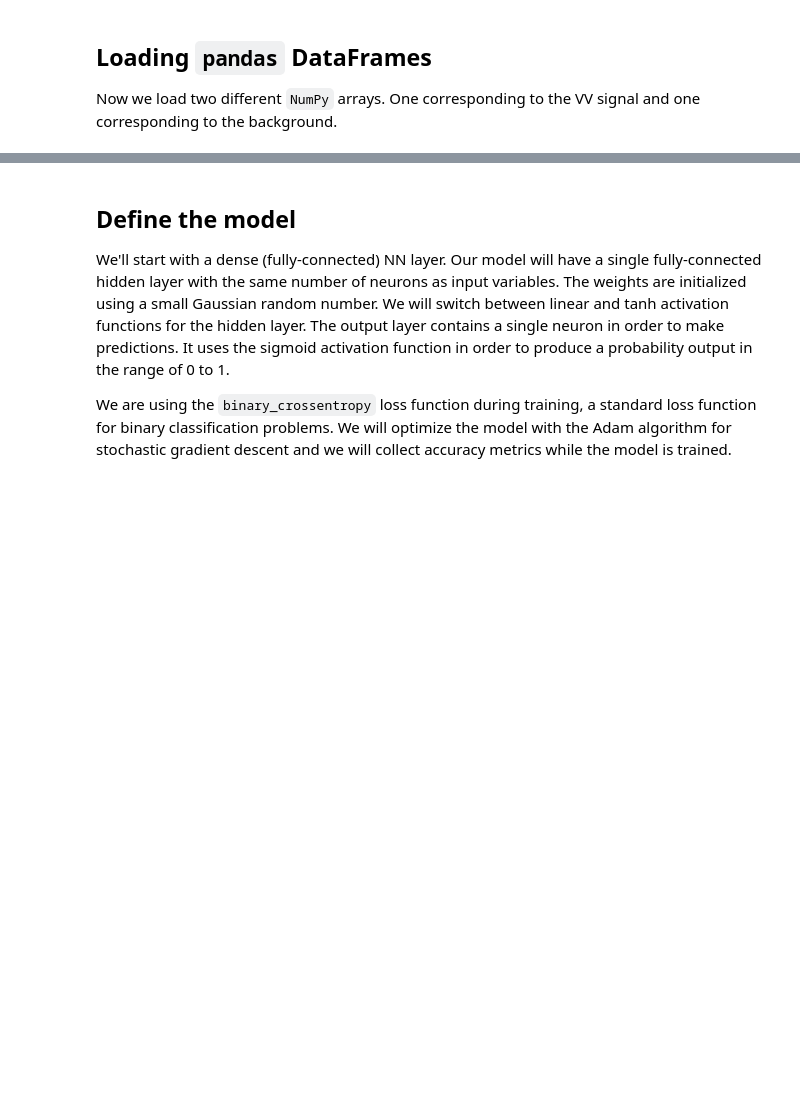
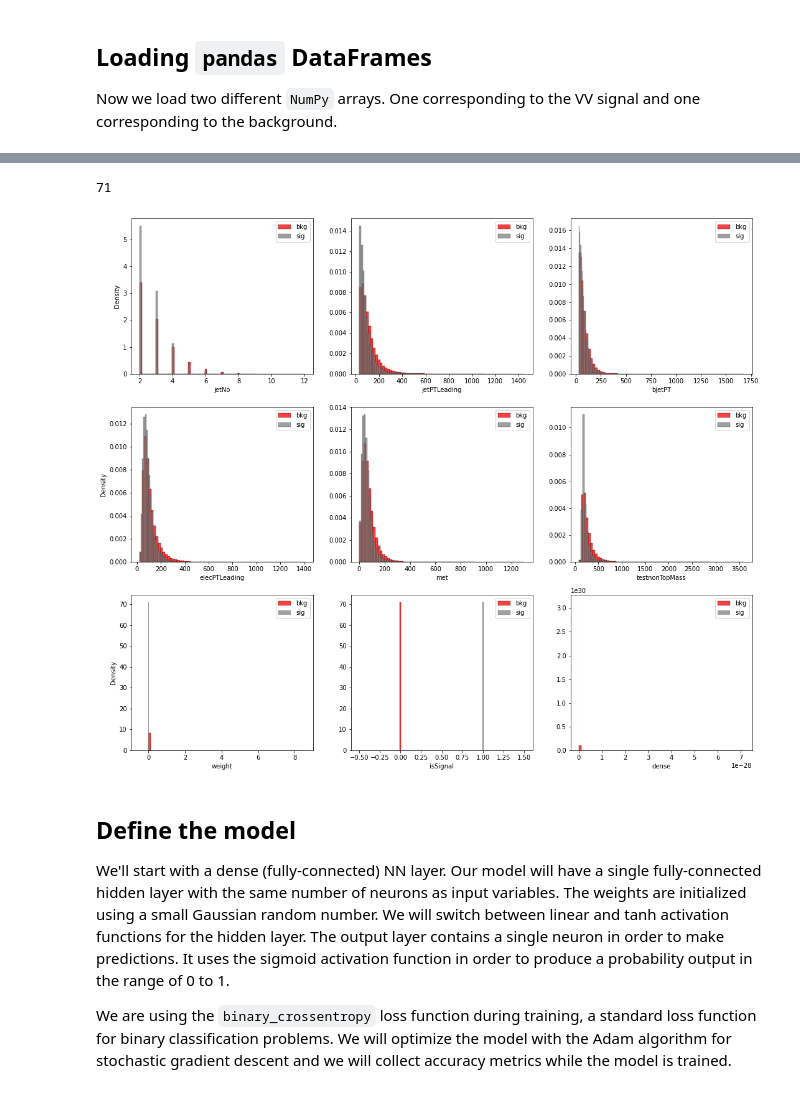
Before and after one commit to mghasemi19/TopFC, a Jupyter notebook: BDT_weight/TopFC_analysis.ipynb, the cells around one changed output, grey strips where cells are left out. Drawn from its saved outputs; the diff is of its cells as text; code cells hidden in the pictures; blank space fills up the shorter version.

```diff
--- a/BDT_weight/TopFC_analysis.ipynb
+++ b/BDT_weight/TopFC_analysis.ipynb
@@ -77,3 +124,36 @@ sns.heatmap(df_all.corr(), annot=True, linewidth=.5)
+# %%
+math.floor(len(df_all)**(1/3))
+# %% [output]
+71
+# %%
+# Function to plot distributions of the float features
+import math
+def hist(df1, df2, cols, bins, ncols = 3):
+    nrows = math.ceil(len(cols) / ncols)
+    fig, ax = plt.subplots(nrows, ncols, figsize = (5 * ncols, 4.2 * nrows), sharey = False)
+    for i in range(len(cols)):
+        #sns.histplot(data = df, x = cols[i], bins = bins, hue = 'isSignal', palette = ['grey', 'red'], ax = ax[i // ncols, i % ncols], stat="probability")
+        sns.histplot(data = df1, x = cols[i], bins = bins, color = 'red',
+                      ax = ax[i // ncols, i % ncols], stat="density", label='bkg')
+        sns.histplot(data = df2, x = cols[i], bins = bins, color = 'grey',
+                      ax = ax[i // ncols, i % ncols], stat="density", label='sig')
+        ax[i // ncols, i % ncols].set_xlabel(cols[i])
+        ax[i // ncols, i % ncols].legend()
+        if i % ncols != 0:
+            ax[i // ncols, i % ncols].set_ylabel(" ")
+
+    plt.tight_layout()
+    plt.show()
+
+# Distributions of the float features
+hist(df_all[df_all['isSignal']==0].replace(-999, np.nan),
+     df_all[df_all['isSignal']==1].replace(-999, np.nan),
+     #list(df_all.columns[df_all.dtypes == 'float64']),
+     list(df_all.columns),
+     bins = math.floor(len(df_all)**(1/3)),
+     ncols = 3)
+# %% [output]
+[figure, added]
 # %% [markdown]
 ## Define the model
 We'll start with a dense (fully-connected) NN layer.
```
Also changed, not shown: parts of 16 cells of this notebook.
